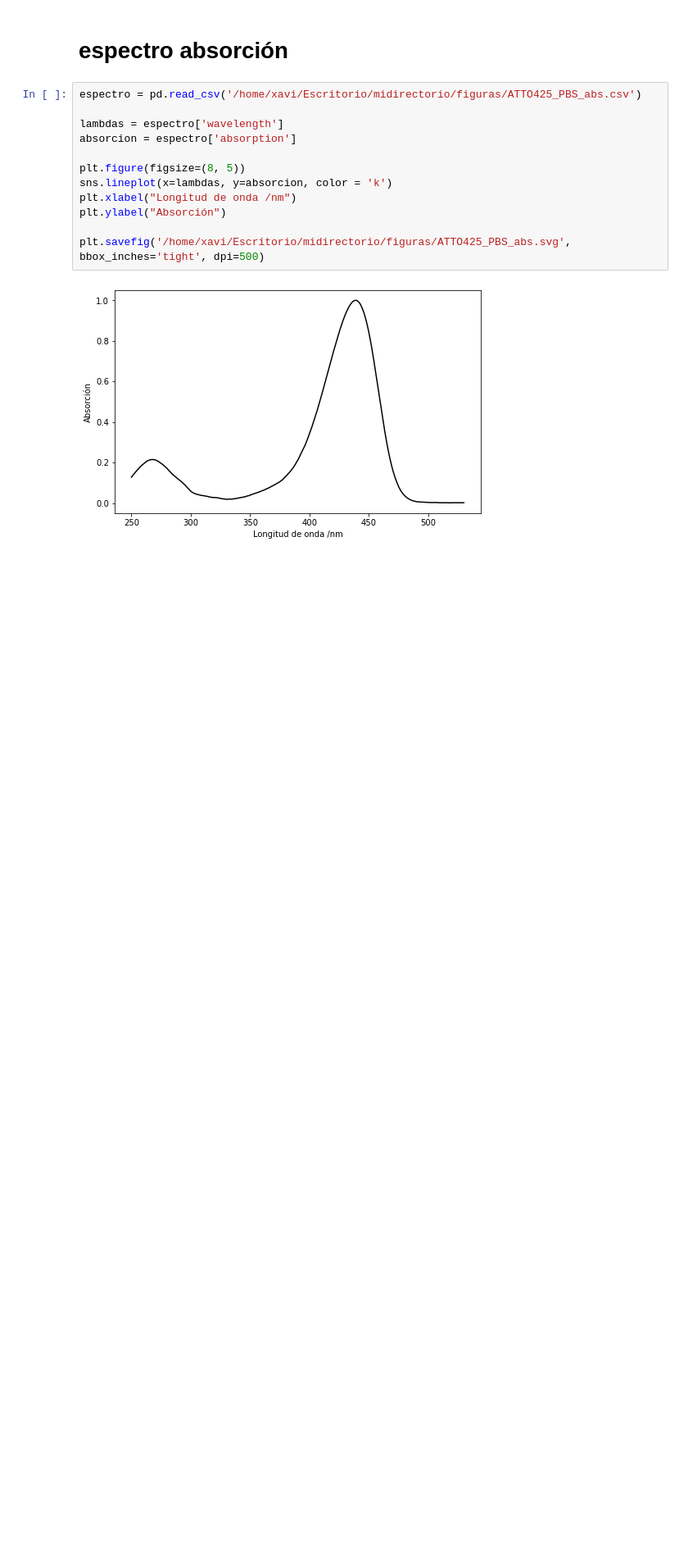
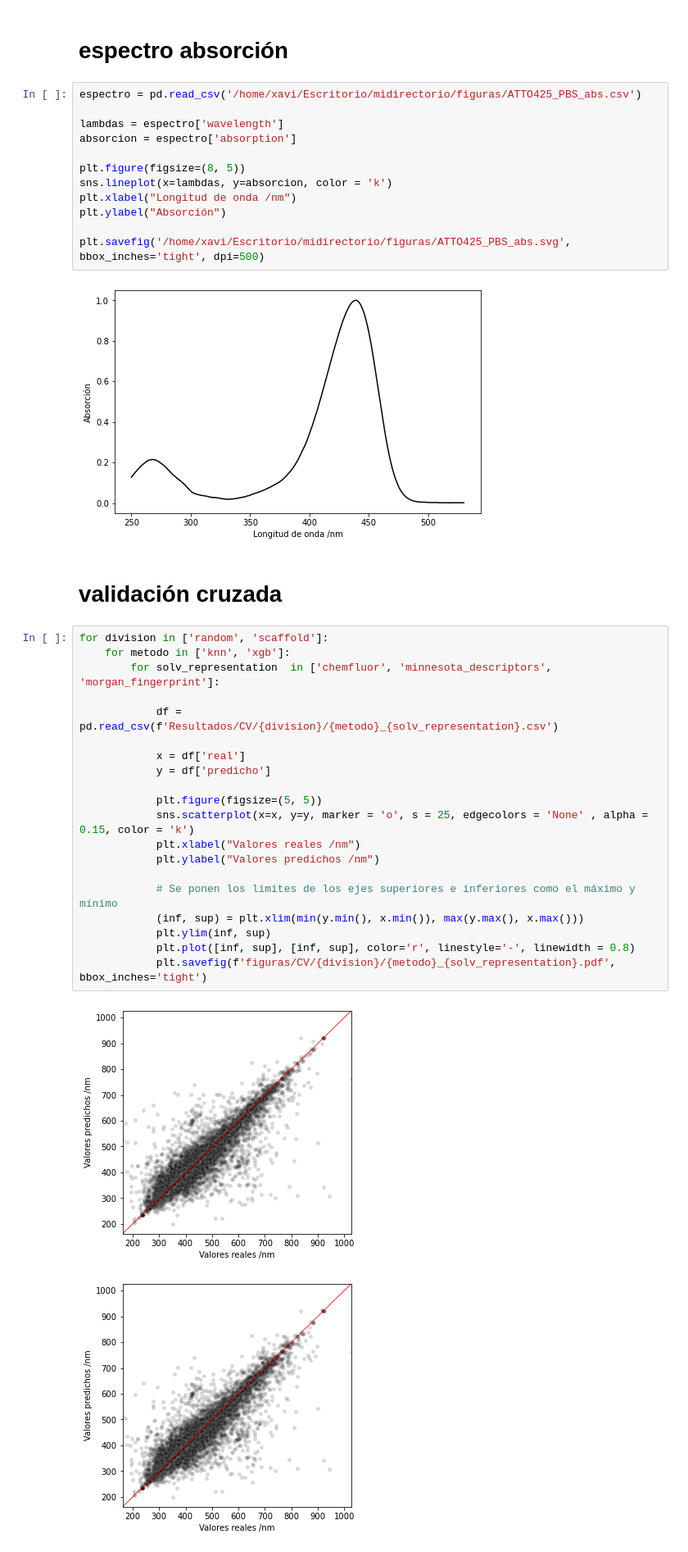
Before and after one commit to xavi-diaz/TFG, a Jupyter notebook: Figuras.ipynb, the cells around one changed output. Shown: that part at 82% size. Saved outputs shown, nothing was run; the diff lists cells and outputs as text; blank space fills up the shorter version.

Commit message:
Figuras real vs predicho de cv para knn y xgb

```diff
--- a/Figuras.ipynb
+++ b/Figuras.ipynb
@@ -216,3 +216,28 @@ plt.ylabel("Absorción")
 plt.savefig('/home/xavi/Escritorio/midirectorio/figuras/ATTO425_PBS_abs.svg', bbox_inches='tight', dpi=500)
 # %% [output]
 [figure]
+# %% [markdown]
+# validación cruzada
+# %%
+for division in ['random', 'scaffold']:
+    for metodo in ['knn', 'xgb']:
+        for solv_representation  in ['chemfluor', 'minnesota_descriptors', 'morgan_fingerprint']:
+
+            df = pd.read_csv(f'Resultados/CV/{division}/{metodo}_{solv_representation}.csv')
+
+            x = df['real']
+            y = df['predicho']
+
+            plt.figure(figsize=(5, 5))
+            sns.scatterplot(x=x, y=y, marker = 'o', s = 25, edgecolors = 'None' , alpha = 0.15, color = 'k')
+            plt.xlabel("Valores reales /nm")
+            plt.ylabel("Valores predichos /nm")
+
+            # Se ponen los límites de los ejes superiores e inferiores como el máximo y mínimo
+            (inf, sup) = plt.xlim(min(y.min(), x.min()), max(y.max(), x.max()))
+            plt.ylim(inf, sup)
+            plt.plot([inf, sup], [inf, sup], color='r', linestyle='-', linewidth = 0.8)
+            plt.savefig(f'figuras/CV/{division}/{metodo}_{solv_representation}.pdf', bbox_inches='tight')
+# %% [output]
+[figure, added]
+[figure, added]
```
Also changed, not shown: parts of 1 cell of this notebook, 1 other file.
